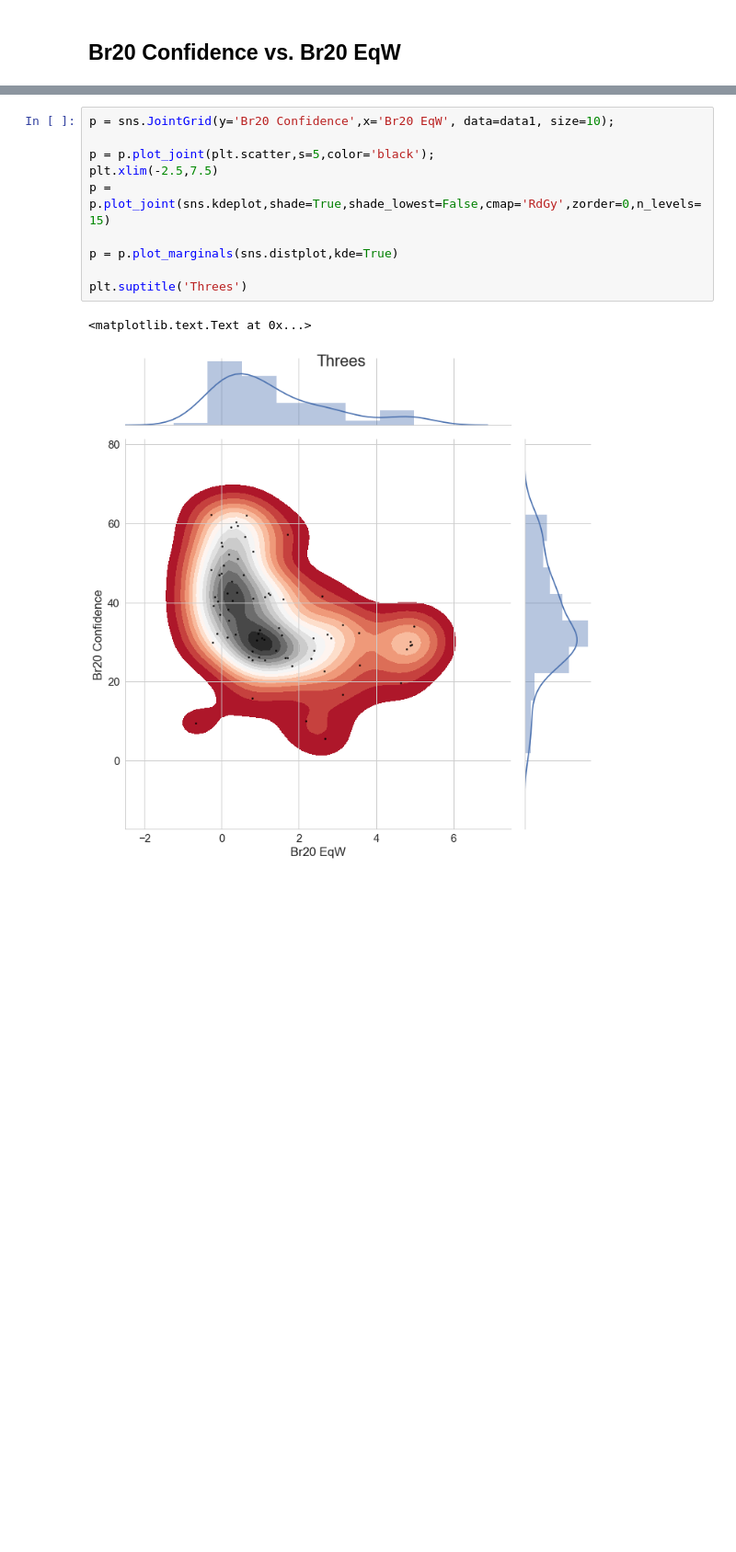
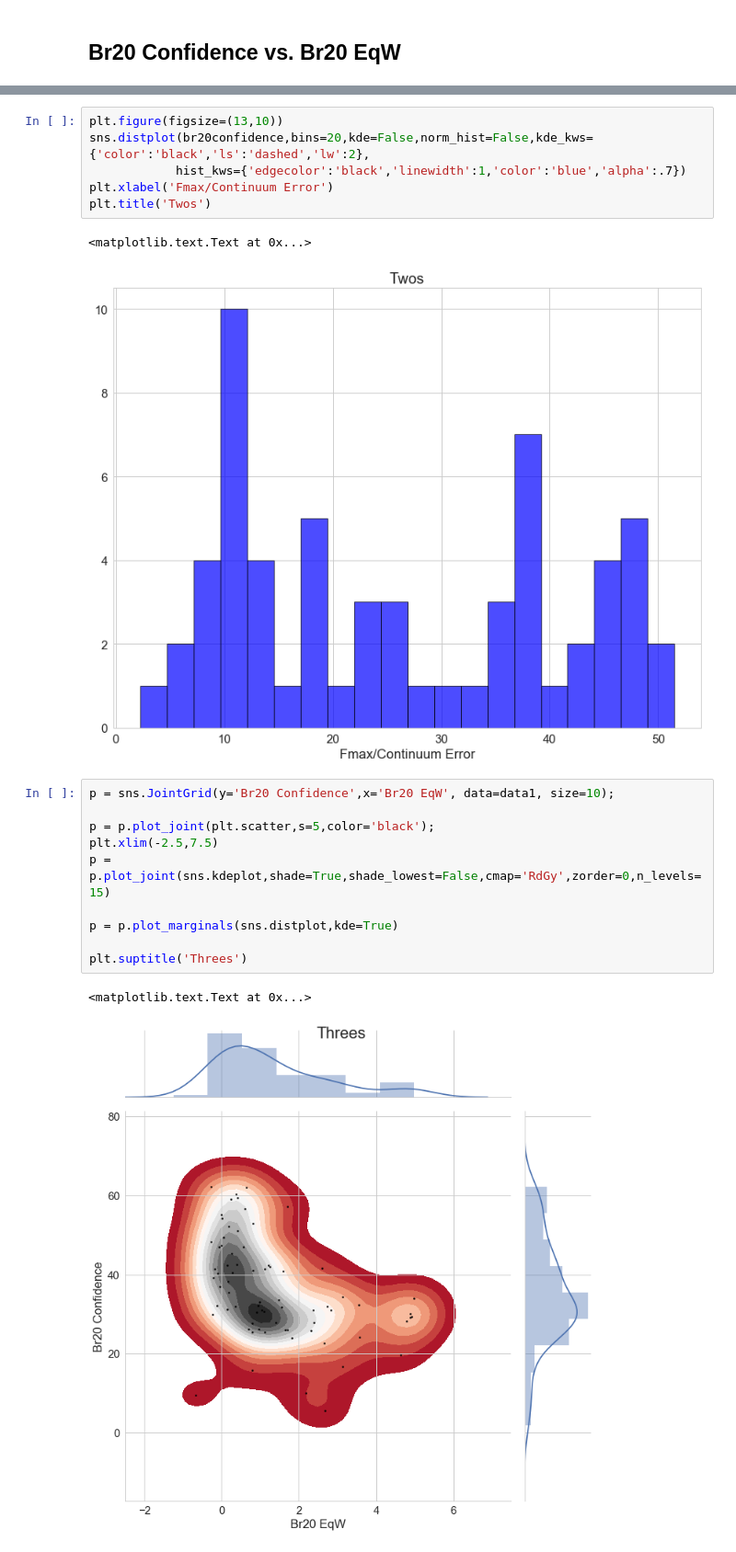
Before and after one commit to ballanr/T-Tauri, a Jupyter notebook: In Development/Br20.ipynb, the cells around one changed output, grey strips where cells are left out. Shown: that part at 92% size. Saved outputs shown, nothing was run; the diff lists cells and outputs as text; blank space fills up the shorter version.

```diff
--- a/In Development/Br20.ipynb
+++ b/In Development/Br20.ipynb
@@ -36,3 +89,12 @@ data1['Br20 EqW'] = br20eqw
+# %%
+plt.figure(figsize=(13,10))
+sns.distplot(br20confidence,bins=20,kde=False,norm_hist=False,kde_kws={'color':'black','ls':'dashed','lw':2},
+            hist_kws={'edgecolor':'black','linewidth':1,'color':'blue','alpha':.7})
+plt.xlabel('Fmax/Continuum Error')
+plt.title('Twos')
+# %% [output]
+<matplotlib.text.Text at 0x...>
+[figure, added]
 # %%
 p = sns.JointGrid(y='Br20 Confidence',x='Br20 EqW', data=data1, size=10);
 
```
Also changed, not shown: parts of 9 cells of this notebook.
